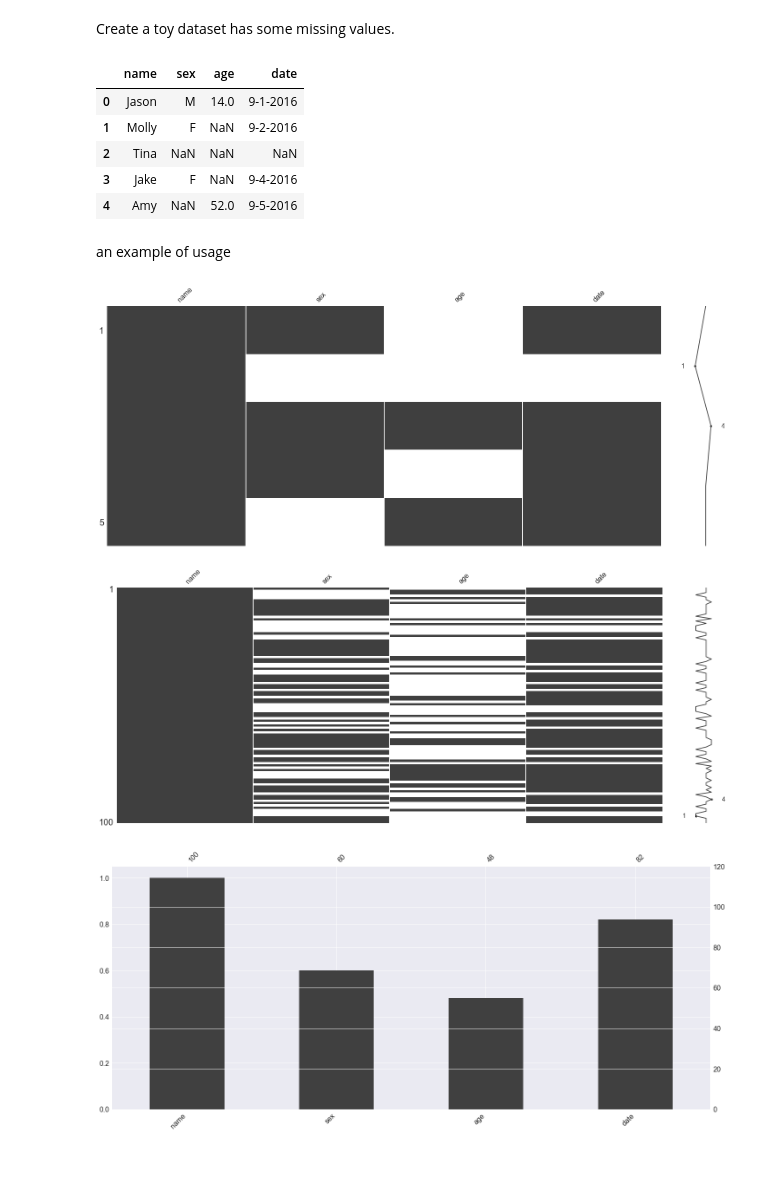
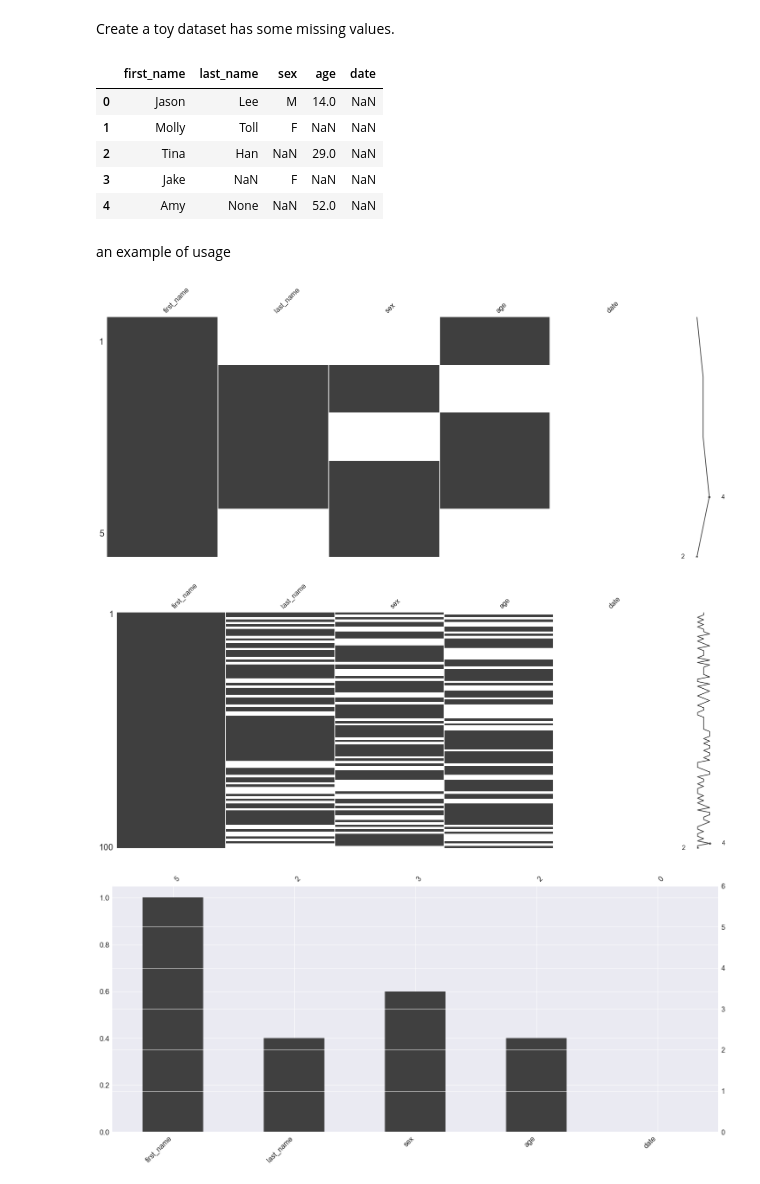
Before and after one commit to numanyilmaz/MissingData, a Jupyter notebook: missingData.ipynb, the cells around one changed output. Saved outputs shown, nothing was run; the diff lists cells and outputs as text; code cells hidden in the pictures.

```diff
--- a/missingData.ipynb
+++ b/missingData.ipynb
@@ -19,31 +23,31 @@ Missingno version 0.3.5
 # %% [markdown]
 Create a toy dataset has some missing values.
 # %%
-data = {'name': ['Jason', 'Molly', 'Tina', 'Jake', 'Amy'],
-        'age': [14, None, None , None, 52],
+data = {'first_name': ['Jason', 'Molly', 'Tina', 'Jake', 'Amy'],
+        'last_name': ['Lee', 'Toll', 'Han', np.NaN, None],
+        'age': [14, None, 29 , np.NaN, 52],
         'sex':['M','F',np.NaN,'F',np.NaN],
-        'date':['9-1-2016', '9-2-2016', np.NaN,'9-4-2016','9-5-2016'],
         }
-df = pd.DataFrame(data, columns = ['name', 'sex', 'age','date'])
+df = pd.DataFrame(data, columns = ['first_name', 'last_name' ,'sex', 'age','date'])
 df
 # %% [output]
-|  | name | sex | age | date |
-| 0 | Jason | M | 14.0 | 9-1-2016 |
-| 1 | Molly | F | NaN | 9-2-2016 |
-| 2 | Tina | NaN | NaN | NaN |
-| 3 | Jake | F | NaN | 9-4-2016 |
-| 4 | Amy | NaN | 52.0 | 9-5-2016 |
+|  | first_name | last_name | sex | age | date |
+| 0 | Jason | Lee | M | 14.0 | NaN |
+| 1 | Molly | Toll | F | NaN | NaN |
+| 2 | Tina | Han | NaN | 29.0 | NaN |
+| 3 | Jake | NaN | F | NaN | NaN |
+| 4 | Amy | None | NaN | 52.0 | NaN |
 # %% [markdown]
 an example of usage
 # %%
 msno.matrix(df.sample(5))
 # %% [output]
-[figure, old version]
+[figure, new version]
 # %%
 msno.matrix(df.sample(100, replace=True))
 # %% [output]
-[figure, old version]
+[figure, new version]
 # %%
-msno.bar(df.sample(100, replace=True))
+msno.bar(df.sample(5, replace=True))
 # %% [output]
-[figure, old version]
+[figure, new version]
```
Also changed, not shown: parts of 1 cell of this notebook.
